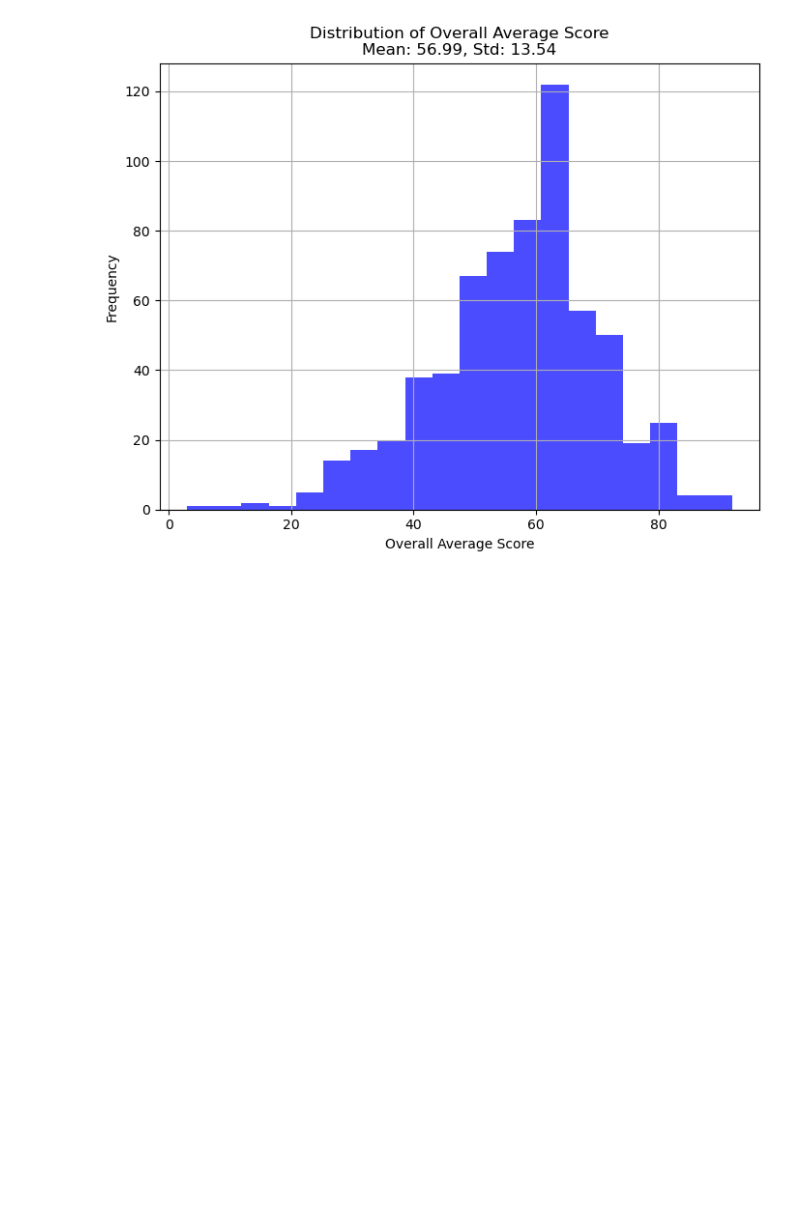
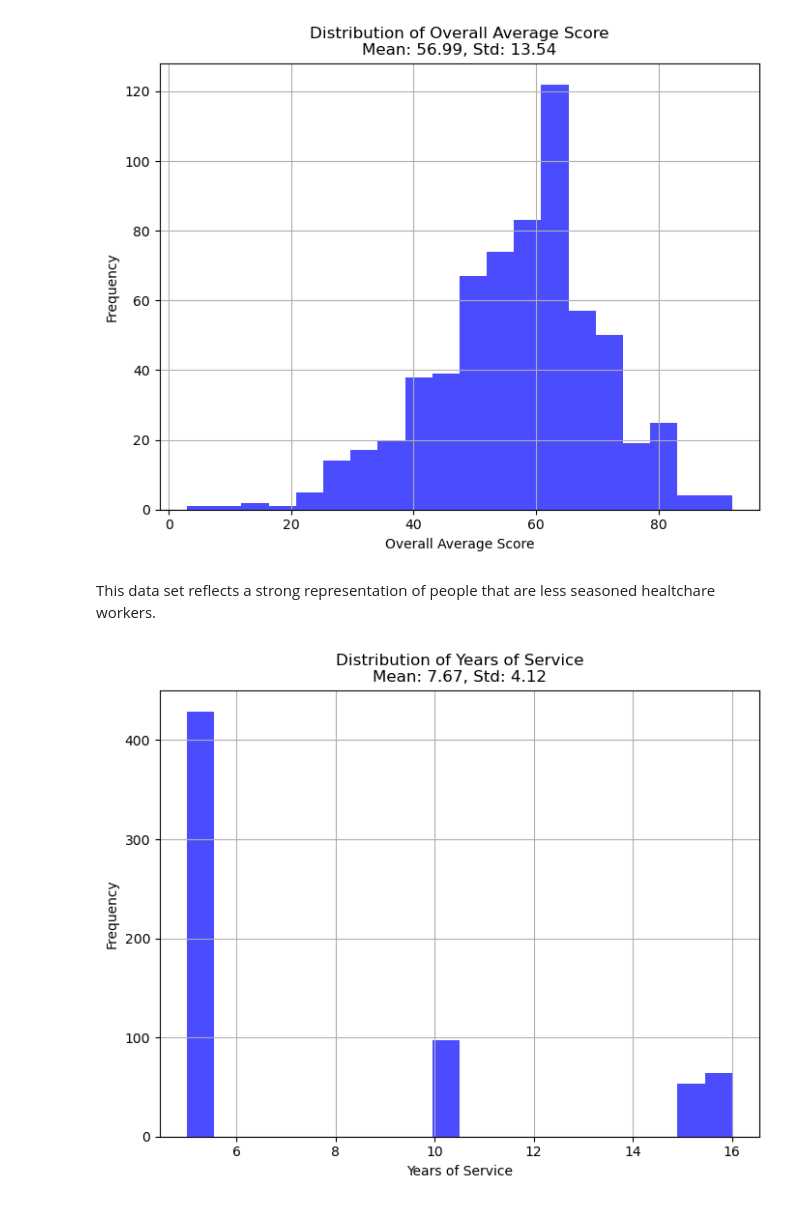
Before and after one commit to aidentariku/Happy-Healthcare-Workers-Coalition, a Jupyter notebook: Years_Of_Service.ipynb, the cells around one changed output. Drawn from its saved outputs; the diff is of its cells as text; code cells hidden in the pictures; blank space fills up the shorter version.

```diff
--- a/healthcare.ipynb
+++ b/Years_Of_Service.ipynb
@@ -146,3 +137,22 @@ plt.grid(True)
 plt.show()
 # %% [output]
 [figure]
+# %% [markdown]
+This data set reflects a strong representation of people that are less seasoned healtchare workers.
+# %%
+data = filtered_data["Years of service?"]
+
+# Calculate mean and standard deviation
+mean = data.mean()
+std = data.std()
+
+# Create a histogram
+plt.figure(figsize=(8, 6))
+plt.hist(data, bins=20, color='blue', alpha=0.7)
+plt.xlabel("Years of Service")
+plt.ylabel("Frequency")
+plt.title(f'Distribution of Years of Service\nMean: {mean:.2f}, Std: {std:.2f}')
+plt.grid(True)
+plt.show()
+# %% [output]
+[figure, added]
```
Also changed, not shown: parts of 11 cells of this notebook, 1 other file.
